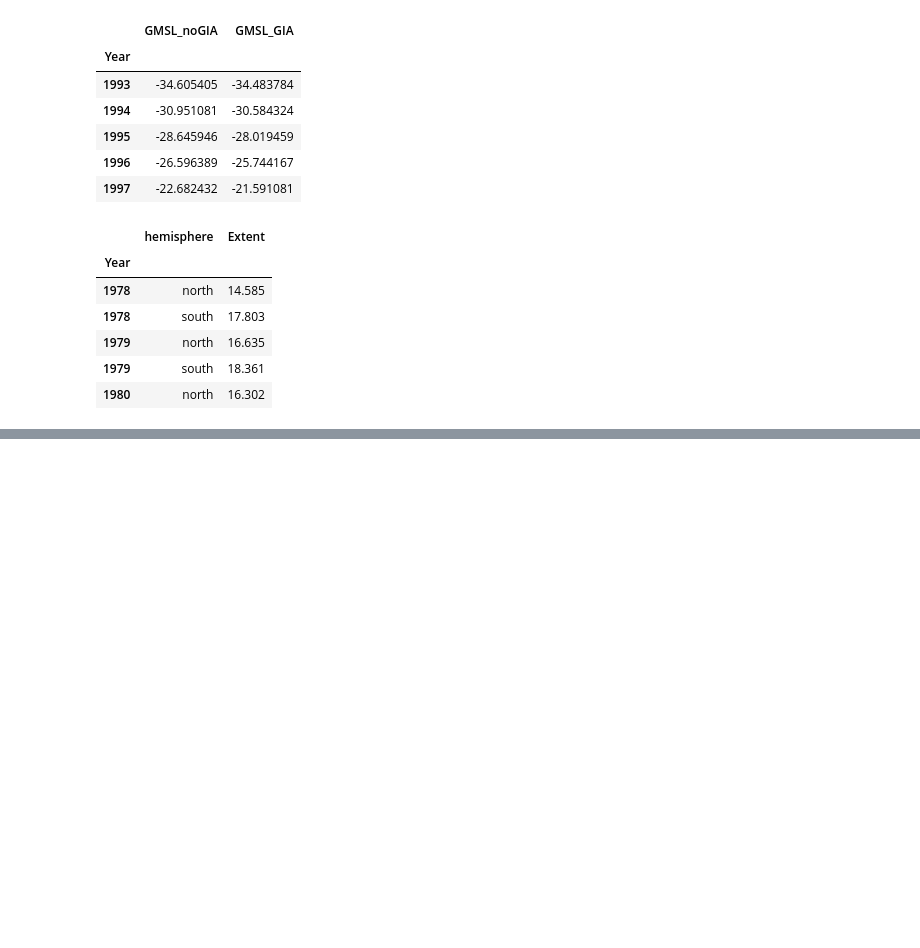
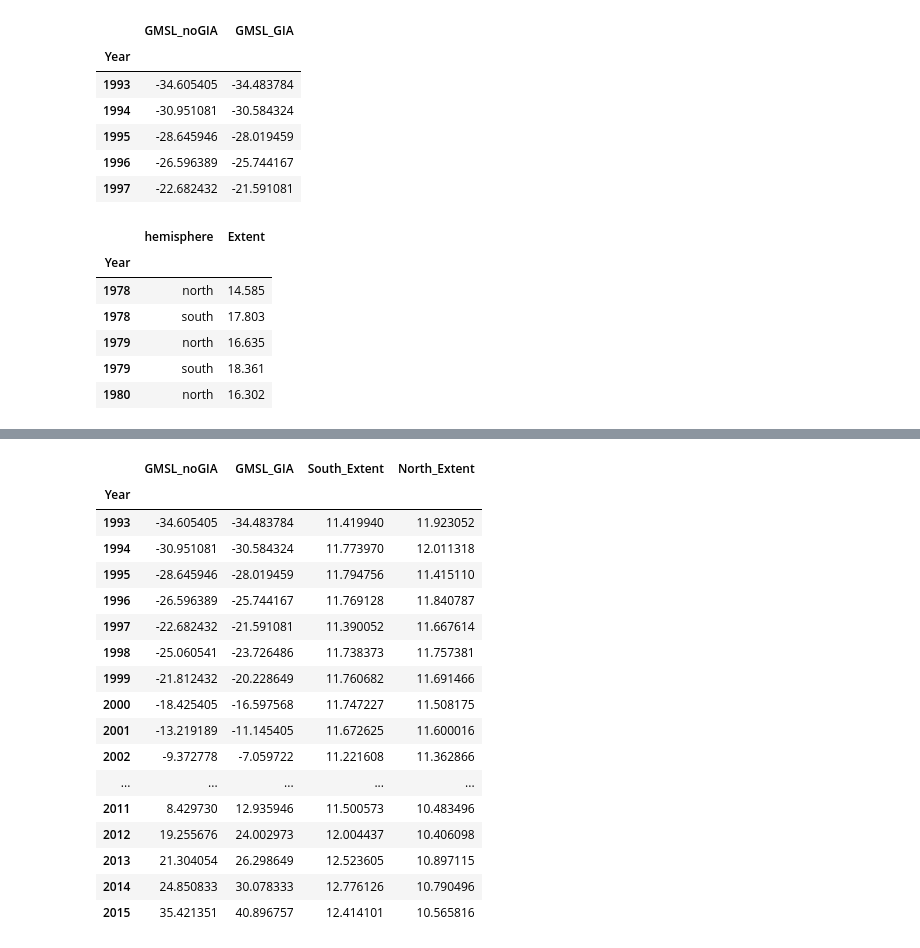
Before and after one commit to Dmccullor/climate_change_gp, a Jupyter notebook: sea_ice_sea_levels.ipynb, the cells around one changed output, grey strips where cells are left out. Cells and saved outputs as stored; diff of their text form; code cells hidden in the pictures; blank space fills up the shorter version.

```diff
--- a/sea_ice_sea_levels.ipynb
+++ b/sea_ice_sea_levels.ipynb
@@ -206,0 +174,6 @@ KeyError: 'date'
+# %%
+df_i3= seaice_df.groupby(["Year", "hemisphere"])["Extent"].mean()
+df_i3 = df_i3.to_frame()
+df_i3.reset_index(inplace=True)
+df_i3 = df_i3.set_index("Year")
+df_i3.head()
@@ -206,0 +188,33 @@ KeyError: 'date'
+# %%
+df_s1 = df_i3[df_i3["hemisphere"]=="north"]["Extent"].to_frame()
+df_s1.columns = ["North_Extent"]
+df_s2 = df_i3[df_i3["hemisphere"]=="south"]["Extent"].to_frame()
+df_s2.columns = ["South_Extent"]
+df_i3 = pd.concat([df_s2, df_s1], axis=1)
+# %%
+##Concatinate the two dataframes
+df_all_rows = pd.concat([df_l,df_i3], axis=1)
+# merged_df = df_all_rows.dropna()
+merged_df = df_all_rows
+# %%
+merged_df = merged_df.dropna()
+merged_df
+# %% [output]
+|  | GMSL_noGIA | GMSL_GIA | South_Extent | North_Extent |
+| Year |  |  |  |  |
+| 1993 | -34.605405 | -34.483784 | 11.419940 | 11.923052 |
+| 1994 | -30.951081 | -30.584324 | 11.773970 | 12.011318 |
+| 1995 | -28.645946 | -28.019459 | 11.794756 | 11.415110 |
+| 1996 | -26.596389 | -25.744167 | 11.769128 | 11.840787 |
+| 1997 | -22.682432 | -21.591081 | 11.390052 | 11.667614 |
+| 1998 | -25.060541 | -23.726486 | 11.738373 | 11.757381 |
+| 1999 | -21.812432 | -20.228649 | 11.760682 | 11.691466 |
+| 2000 | -18.425405 | -16.597568 | 11.747227 | 11.508175 |
+| 2001 | -13.219189 | -11.145405 | 11.672625 | 11.600016 |
+| 2002 | -9.372778 | -7.059722 | 11.221608 | 11.362866 |
+| ... | ... | ... | ... | ... |
+| 2011 | 8.429730 | 12.935946 | 11.500573 | 10.483496 |
+| 2012 | 19.255676 | 24.002973 | 12.004437 | 10.406098 |
+| 2013 | 21.304054 | 26.298649 | 12.523605 | 10.897115 |
+| 2014 | 24.850833 | 30.078333 | 12.776126 | 10.790496 |
+| 2015 | 35.421351 | 40.896757 | 12.414101 | 10.565816 |
```
Also changed, not shown: parts of 25 cells of this notebook, 4 other files.
